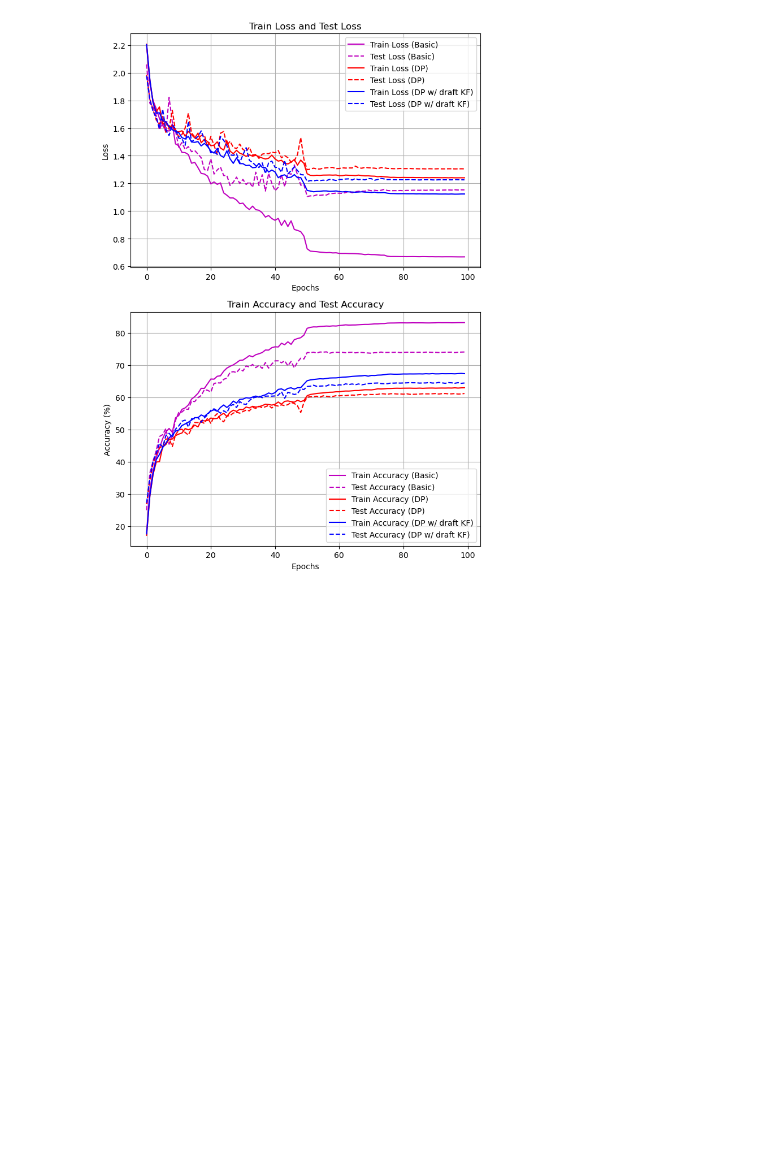
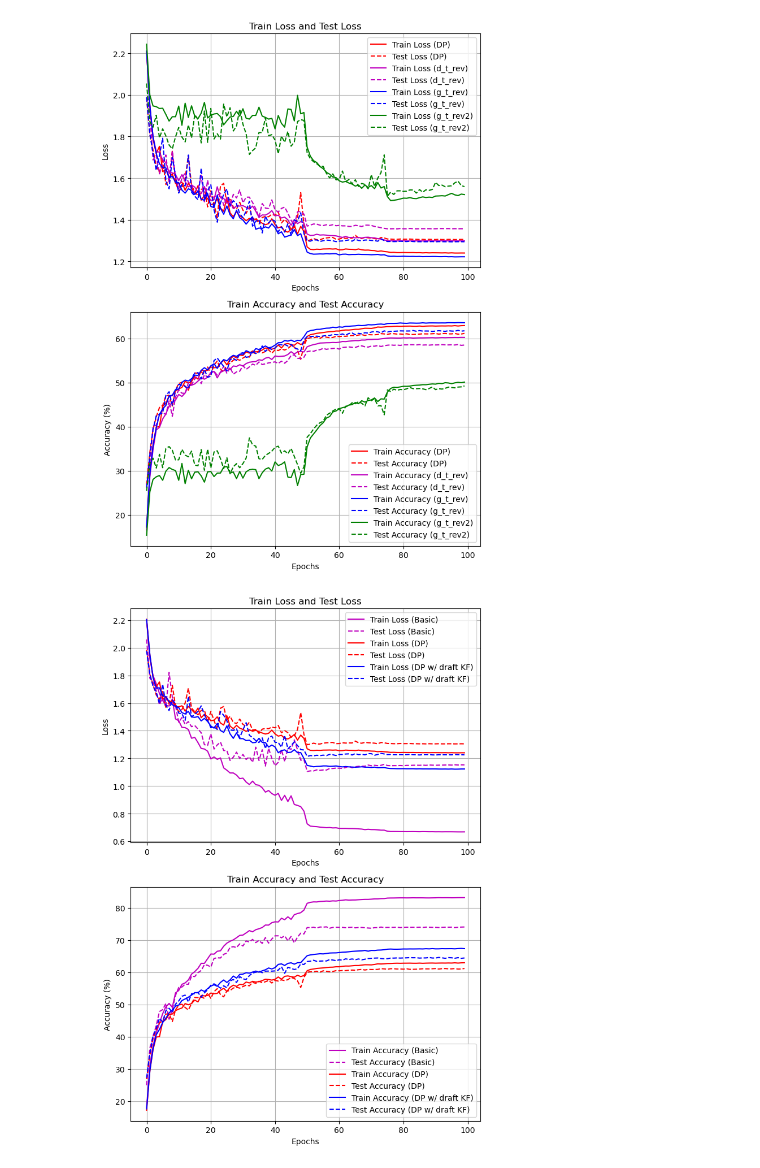
Before and after one commit to HyeJu99/reproduction-DP-SGD, a Jupyter notebook: vision/DP-SGD/visualization.ipynb, the cells around one changed output. Cells and saved outputs as stored; diff of their text form; code cells hidden in the pictures; blank space fills up the shorter version.

```diff
--- a/vision/DP-SGD/visualization.ipynb
+++ b/vision/DP-SGD/visualization.ipynb
@@ -0,0 +26,7 @@
+# %%
+log_files = [
+    "first_DP_log.txt",
+    "third_DPKF_log_tun1.txt",
+    "third_DPFK_log_tun2_xcomb.txt",
+    "second_DPKF_log_gt-rev.txt",
+]  # 파일 경로를 입력하세요.
@@ -0,0 +36,3 @@
+# %%
+# 사용할 색상 (각 파일마다 다르게 설정)
+colors = ["r", "m", "b", "g", "c", "y", "k"]
@@ -0,0 +86,7 @@
+# %%
+log_files = [
+    "first_DP_log.txt",
+    "second_DPKF_log_dt-rev.txt",
+    "second_DPKF_log_gt-rev.txt",
+    "second_DPKF_log_gt-rev2.txt",
+]  # 파일 경로를 입력하세요.
@@ -1,3 +96,55 @@
+# %%
+# 사용할 색상 (각 파일마다 다르게 설정)
+colors = ["r", "m", "b", "g", "c", "y", "k"]
+# %%
+# 그래프 그리기
+plt.figure(figsize=(7, 10))
+
+# (1) Train Loss vs Test Loss
+plt.subplot(2, 1, 1)
+for idx, file in enumerate(log_files):
+    epochs, train_loss, _, test_loss, _ = extract_log_data(file)
+    # print("epochs", epochs)
+    # print("train_loss", train_loss)
+    plt.plot(epochs, train_loss, label=f"Train Loss ({labels[idx]})", color=colors[idx])
+    plt.plot(
+        epochs,
+        test_loss,
+        label=f"Test Loss ({labels[idx]})",
+        linestyle="--",
+        color=colors[idx],
+    )
+plt.xlabel("Epochs")
+plt.ylabel("Loss")
+plt.title("Train Loss and Test Loss")
+plt.legend()
+plt.grid(True)
+
+# (2) Train Accuracy vs Test Accuracy
+plt.subplot(2, 1, 2)
+for idx, file in enumerate(log_files):
+    epochs, _, train_acc, _, test_acc = extract_log_data(file)
+    plt.plot(
+        epochs, train_acc, label=f"Train Accuracy ({labels[idx]})", color=colors[idx]
+    )
+    plt.plot(
+        epochs,
+        test_acc,
+        label=f"Test Accuracy ({labels[idx]})",
+        linestyle="--",
+        color=colors[idx],
+    )
+plt.xlabel("Epochs")
+plt.ylabel("Accuracy (%)")
+plt.title("Train Accuracy and Test Accuracy")
+plt.legend()
+plt.grid(True)
+
+# 그래프 출력
+plt.tight_layout()
+plt.show()
+# %% [output]
+[figure, added]
 # %%
 import re
 import matplotlib.pyplot as plt
```
Also changed, not shown: parts of 5 cells of this notebook, 3 other files.
